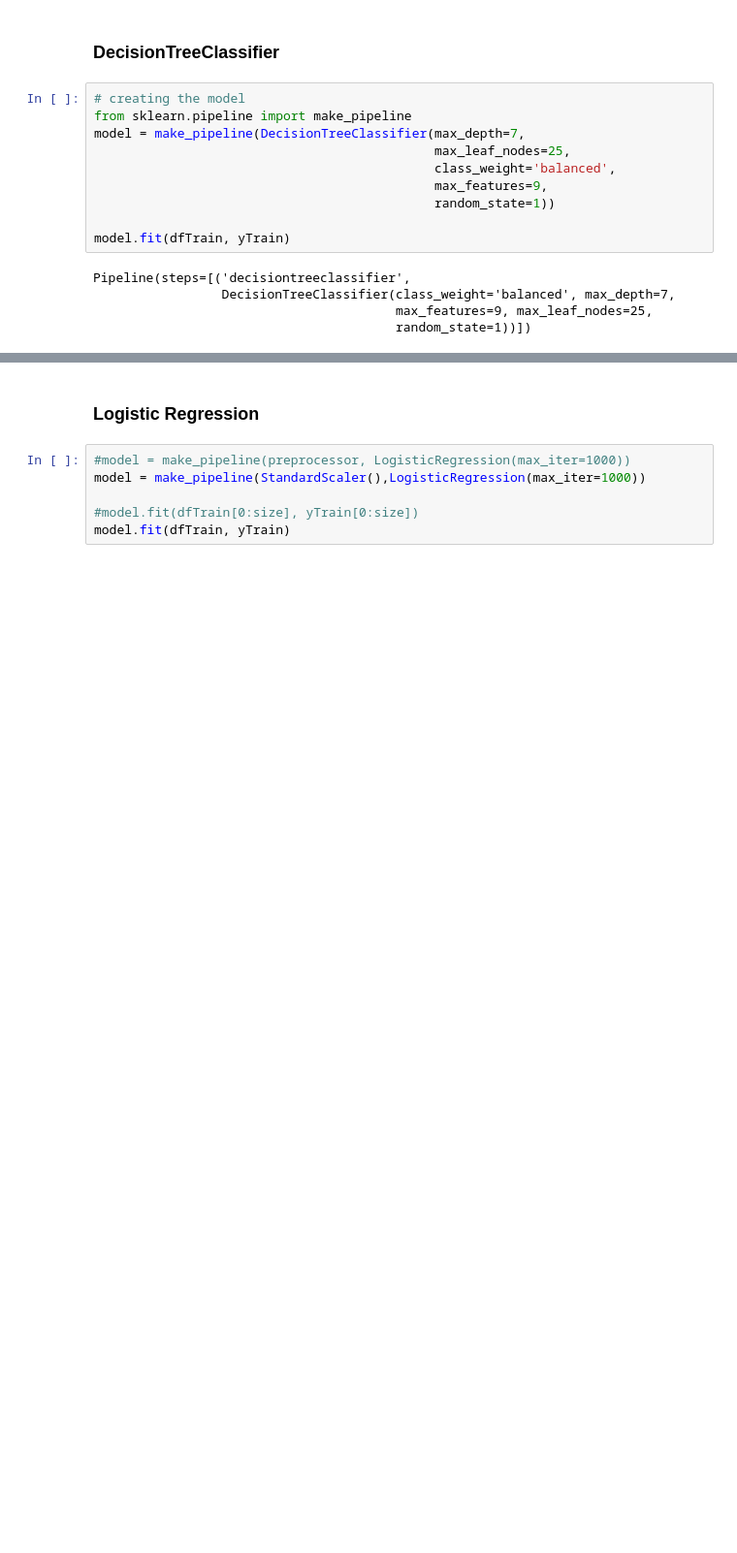
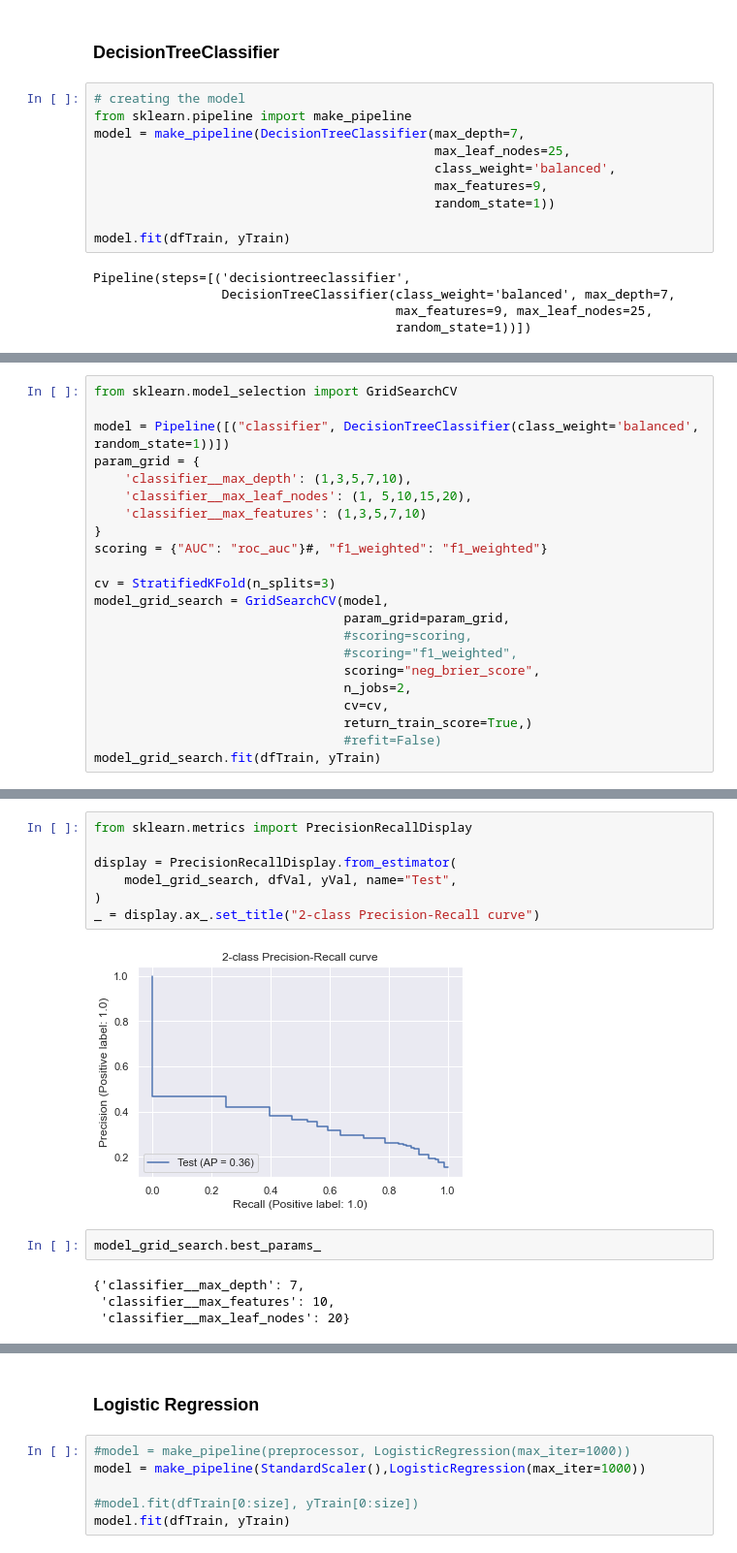
Before and after one commit to maclavijo/MLZoomcamp, a Jupyter notebook: MLZ_MidtermProject/Diabetes.ipynb, the cells around one changed output, grey strips where cells are left out. Shown at 97% size. Cells and saved outputs as stored; diff of their text form; blank space fills up the shorter version.

Commit message:
W8 - Midterm project - Added KNN calculations and stratifiedKFold

```diff
--- a/MLZ_MidtermProject/Diabetes.ipynb
+++ b/MLZ_MidtermProject/Diabetes.ipynb
@@ -406,0 +261,22 @@ GridSearchCV(cv=2,
+# %%
+from sklearn.model_selection import GridSearchCV
+
+model = Pipeline([("classifier", DecisionTreeClassifier(class_weight='balanced', random_state=1))])
+param_grid = {
+    'classifier__max_depth': (1,3,5,7,10),
+    'classifier__max_leaf_nodes': (1, 5,10,15,20),
+    'classifier__max_features': (1,3,5,7,10)
+}
+scoring = {"AUC": "roc_auc"}#, "f1_weighted": "f1_weighted"}
+
+cv = StratifiedKFold(n_splits=3)
+model_grid_search = GridSearchCV(model,
+                                 param_grid=param_grid,
+                                 #scoring=scoring,
+                                 #scoring="f1_weighted",
+                                 scoring="neg_brier_score",
+                                 n_jobs=2,
+                                 cv=cv,
+                                 return_train_score=True,)
+                                 #refit=False)
+model_grid_search.fit(dfTrain, yTrain)
@@ -406,0 +326,15 @@ GridSearchCV(cv=2,
+# %%
+from sklearn.metrics import PrecisionRecallDisplay
+
+display = PrecisionRecallDisplay.from_estimator(
+    model_grid_search, dfVal, yVal, name="Test",
+)
+_ = display.ax_.set_title("2-class Precision-Recall curve")
+# %% [output]
+[figure, added]
+# %%
+model_grid_search.best_params_
+# %% [output]
+{'classifier__max_depth': 7,
+ 'classifier__max_features': 10,
+ 'classifier__max_leaf_nodes': 20}
```
Also changed, not shown: parts of 65 cells of this notebook.
